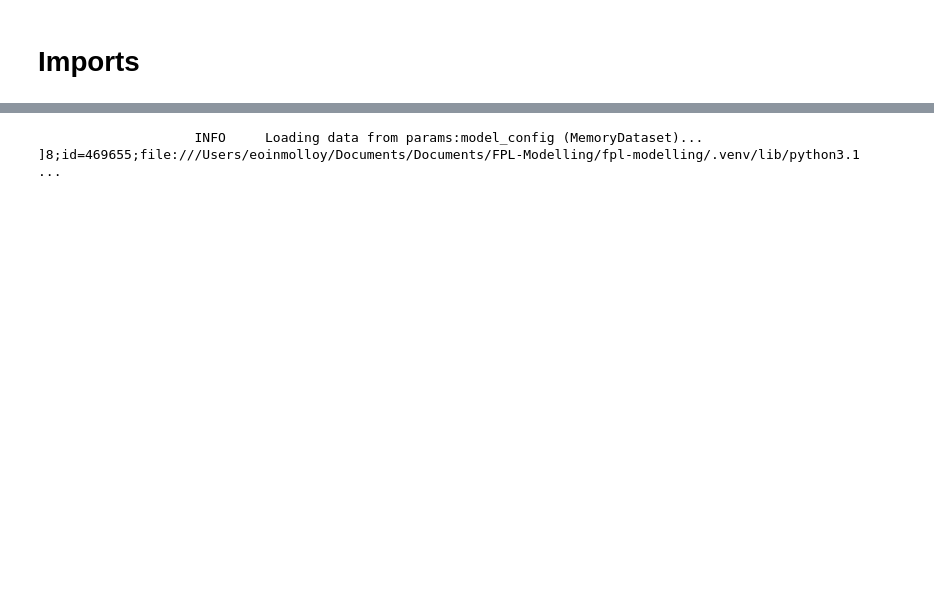
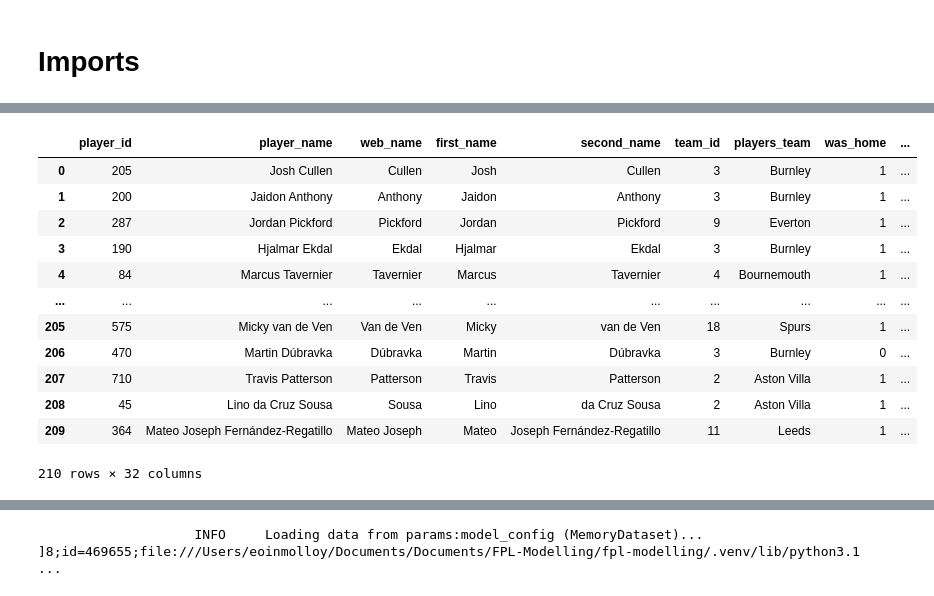
Before and after one commit to emolloy123/FPL-Modelling, a Jupyter notebook: fpl-modelling/notebooks/new_data_processing.ipynb, the cells around one changed output, grey strips where cells are left out. Saved outputs shown, nothing was run; the diff lists cells and outputs as text; code cells hidden in the pictures; blank space fills up the shorter version.

```diff
--- a/fpl-modelling/notebooks/new_data_processing.ipynb
+++ b/fpl-modelling/notebooks/new_data_processing.ipynb
@@ -50,0 +76,3 @@ df
+# %%
+jd
+# %% [output]
@@ -50,0 +80,13 @@ df
+|  | player_id | player_name | web_name | first_name | second_name | team_id | players_team | was_home | ... |
+| 0 | 205 | Josh Cullen | Cullen | Josh | Cullen | 3 | Burnley | 1 | ... |
+| 1 | 200 | Jaidon Anthony | Anthony | Jaidon | Anthony | 3 | Burnley | 1 | ... |
+| 2 | 287 | Jordan Pickford | Pickford | Jordan | Pickford | 9 | Everton | 1 | ... |
+| 3 | 190 | Hjalmar Ekdal | Ekdal | Hjalmar | Ekdal | 3 | Burnley | 1 | ... |
+| 4 | 84 | Marcus Tavernier | Tavernier | Marcus | Tavernier | 4 | Bournemouth | 1 | ... |
+| ... | ... | ... | ... | ... | ... | ... | ... | ... | ... |
+| 205 | 575 | Micky van de Ven | Van de Ven | Micky | van de Ven | 18 | Spurs | 1 | ... |
+| 206 | 470 | Martin Dúbravka | Dúbravka | Martin | Dúbravka | 3 | Burnley | 0 | ... |
+| 207 | 710 | Travis Patterson | Patterson | Travis | Patterson | 2 | Aston Villa | 1 | ... |
+| 208 | 45 | Lino da Cruz Sousa | Sousa | Lino | da Cruz Sousa | 2 | Aston Villa | 1 | ... |
+| 209 | 364 | Mateo Joseph Fernández-Regatillo | Mateo Joseph | Mateo | Joseph Fernández-Regatillo | 11 | Leeds | 1 | ... |
+210 rows × 32 columns
```
Also changed, not shown: parts of 9 cells of this notebook, 12 other files.
